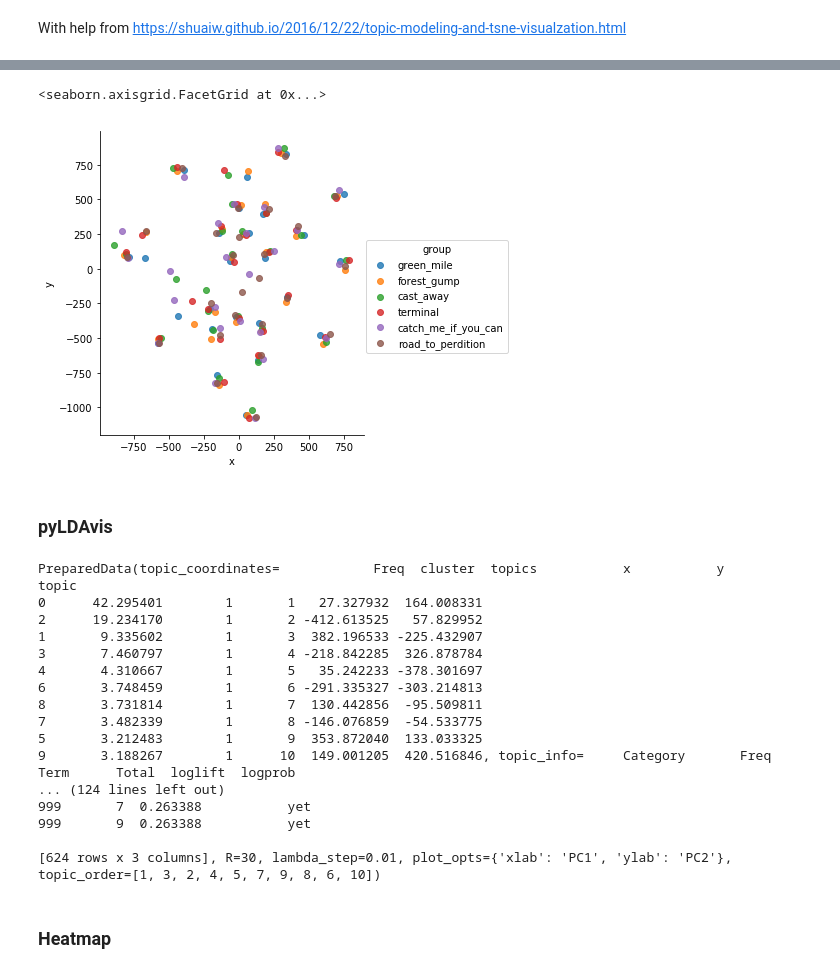
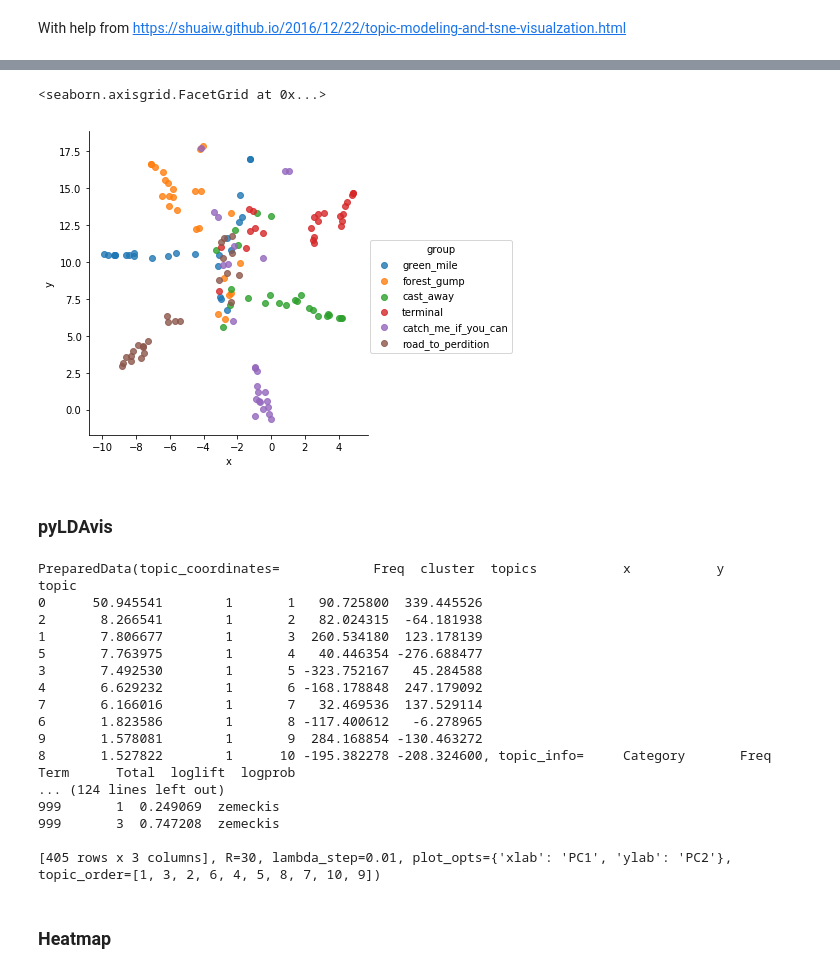
Before and after one commit to kjprice/smu-nlp, a Jupyter notebook: Final - Topic Modeling.ipynb, the cells around one changed output, grey strips where cells are left out. Drawn from its saved outputs; the diff is of its cells as text; code cells hidden in the pictures.

Commit message:
Fix issue with using the first reviews over and over

```diff
--- a/Final - Topic Modeling.ipynb
+++ b/Final - Topic Modeling.ipynb
@@ -78,7 +78,7 @@ def relevent_link(link):
     return False
 # %%
 def get_relevent_links(links):
-    relevent_links = filter(relevent_link, all_links)
+    relevent_links = filter(relevent_link, links)
     unique_relevent_links = set(relevent_links)
     return list(unique_relevent_links)
 relevent_urls = get_relevent_links(urls)
@@ -328,15 +320,14 @@ category_df = pd.DataFrame({
     'y': tsne_lda[:, 1],
     'group': categories_vector,
     'primary_topic': primary_topics,
-    'primary_topics_text': primary_topics_text
-
-    #text: all_reviews
+    'primary_topics_text': primary_topics_text,
+    'text': flattened_documents
 })
 # %%
-sns.lmplot(x='x', y='y', fit_reg=False, data=category_df, hue='group', x_jitter=40, y_jitter=40)
+sns.lmplot(x='x', y='y', fit_reg=False, data=category_df, hue='group')
 # %% [output]
 <seaborn.axisgrid.FacetGrid at 0x...>
-[figure, old version]
+[figure, new version]
 # %% [markdown]
 ### pyLDAvis
 # %%
@@ -347,21 +338,21 @@ panel
 # %% [output]
 PreparedData(topic_coordinates=            Freq  cluster  topics           x           y
 topic
-0      42.295401        1       1   27.327932  164.008331
-2      19.234170        1       2 -412.613525   57.829952
-1       9.335602        1       3  382.196533 -225.432907
-3       7.460797        1       4 -218.842285  326.878784
-4       4.310667        1       5   35.242233 -378.301697
-6       3.748459        1       6 -291.335327 -303.214813
-8       3.731814        1       7  130.442856  -95.509811
-7       3.482339        1       8 -146.076859  -54.533775
-5       3.212483        1       9  353.872040  133.033325
-9       3.188267        1      10  149.001205  420.516846, topic_info=     Category       Freq       Term      Total  loglift  logprob
+0      50.945541        1       1   90.725800  339.445526
+2       8.266541        1       2   82.024315  -64.181938
+1       7.806677        1       3  260.534180  123.178139
+5       7.763975        1       4   40.446354 -276.688477
+3       7.492530        1       5 -323.752167   45.284588
+4       6.629232        1       6 -168.178848  247.179092
+7       6.166016        1       7   32.469536  137.529114
+6       1.823586        1       8 -117.400612   -6.278965
+9       1.578081        1       9  284.168854 -130.463272
+8       1.527822        1      10 -195.382278 -208.324600, topic_info=     Category       Freq         Term      Total  loglift  logprob
 ... (124 lines left out)
-999       7  0.263388           yet
-999       9  0.263388           yet
+999       1  0.249069  zemeckis
+999       3  0.747208  zemeckis
 
-[624 rows x 3 columns], R=30, lambda_step=0.01, plot_opts={'xlab': 'PC1', 'ylab': 'PC2'}, topic_order=[1, 3, 2, 4, 5, 7, 9, 8, 6, 10])
+[405 rows x 3 columns], R=30, lambda_step=0.01, plot_opts={'xlab': 'PC1', 'ylab': 'PC2'}, topic_order=[1, 3, 2, 6, 4, 5, 8, 7, 10, 9])
 # %% [markdown]
 ### Heatmap
 # %%
```
Also changed, not shown: parts of 19 cells of this notebook.
